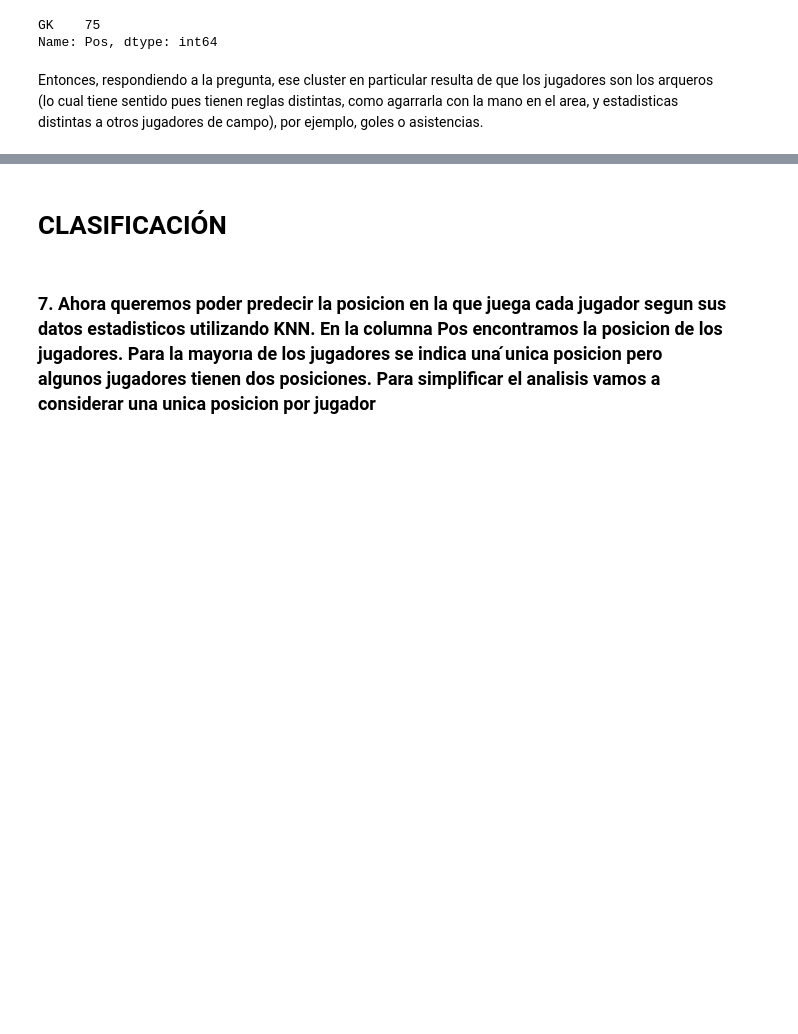
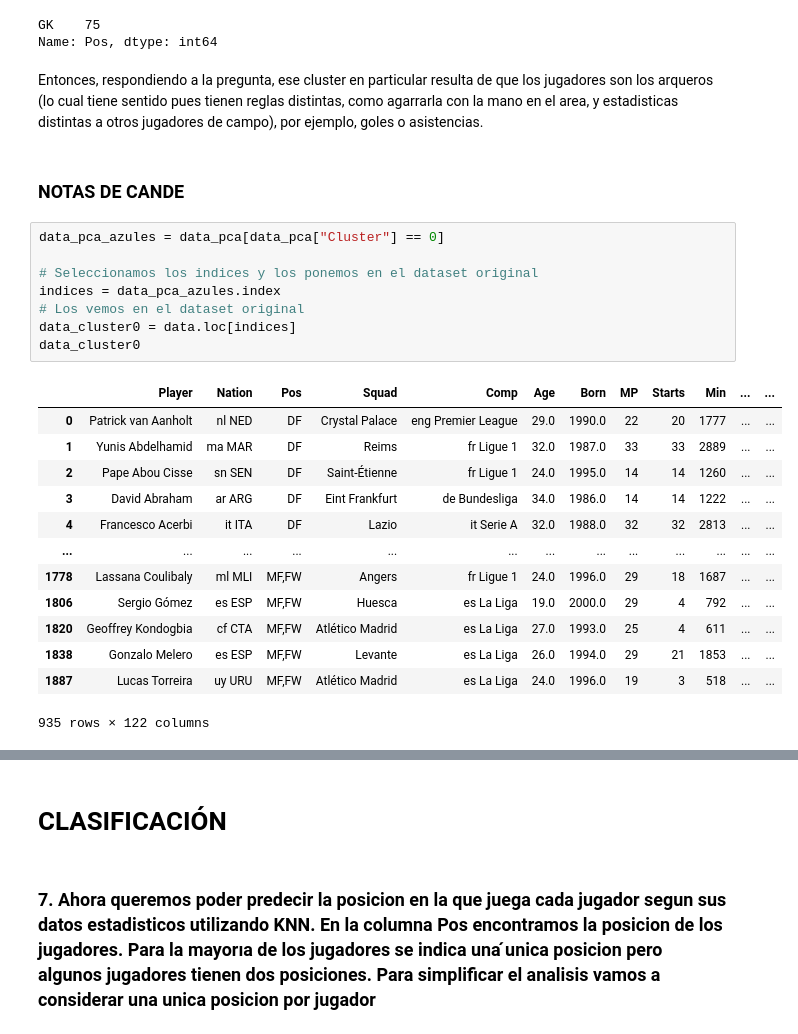
Before and after one commit to Gabrielnm7/LDD-Futbol-Analytics, a Jupyter notebook: Analysis.ipynb, the cells around one changed output, grey strips where cells are left out. Drawn from its saved outputs; the diff is of its cells as text; blank space fills up the shorter version.

```diff
--- a/Analysis.ipynb
+++ b/Analysis.ipynb
@@ -287,3 +287,27 @@ GK    75
 Name: Pos, dtype: int64
 # %% [markdown]
 Entonces, respondiendo a la pregunta, ese cluster en particular resulta de que los jugadores son los arqueros (lo cual tiene sentido pues tienen reglas distintas, como agarrarla con la mano en el area, y estadisticas distintas a otros jugadores de campo), por ejemplo, goles o asistencias.
+# %% [markdown]
+### NOTAS DE CANDE
+# %%
+data_pca_azules = data_pca[data_pca["Cluster"] == 0]
+
+# Seleccionamos los indices y los ponemos en el dataset original
+indices = data_pca_azules.index
+# Los vemos en el dataset original
+data_cluster0 = data.loc[indices]
+data_cluster0
+# %% [output]
+|  | Player | Nation | Pos | Squad | Comp | Age | Born | MP | Starts | Min | ... | ... |
+| 0 | Patrick van Aanholt | nl NED | DF | Crystal Palace | eng Premier League | 29.0 | 1990.0 | 22 | 20 | 1777 | ... | ... |
+| 1 | Yunis Abdelhamid | ma MAR | DF | Reims | fr Ligue 1 | 32.0 | 1987.0 | 33 | 33 | 2889 | ... | ... |
+| 2 | Pape Abou Cisse | sn SEN | DF | Saint-Étienne | fr Ligue 1 | 24.0 | 1995.0 | 14 | 14 | 1260 | ... | ... |
+| 3 | David Abraham | ar ARG | DF | Eint Frankfurt | de Bundesliga | 34.0 | 1986.0 | 14 | 14 | 1222 | ... | ... |
+| 4 | Francesco Acerbi | it ITA | DF | Lazio | it Serie A | 32.0 | 1988.0 | 32 | 32 | 2813 | ... | ... |
+| ... | ... | ... | ... | ... | ... | ... | ... | ... | ... | ... | ... | ... |
+| 1778 | Lassana Coulibaly | ml MLI | MF,FW | Angers | fr Ligue 1 | 24.0 | 1996.0 | 29 | 18 | 1687 | ... | ... |
+| 1806 | Sergio Gómez | es ESP | MF,FW | Huesca | es La Liga | 19.0 | 2000.0 | 29 | 4 | 792 | ... | ... |
+| 1820 | Geoffrey Kondogbia | cf CTA | MF,FW | Atlético Madrid | es La Liga | 27.0 | 1993.0 | 25 | 4 | 611 | ... | ... |
+| 1838 | Gonzalo Melero | es ESP | MF,FW | Levante | es La Liga | 26.0 | 1994.0 | 29 | 21 | 1853 | ... | ... |
+| 1887 | Lucas Torreira | uy URU | MF,FW | Atlético Madrid | es La Liga | 24.0 | 1996.0 | 19 | 3 | 518 | ... | ... |
+935 rows × 122 columns
```
Also changed, not shown: parts of 25 cells of this notebook.
